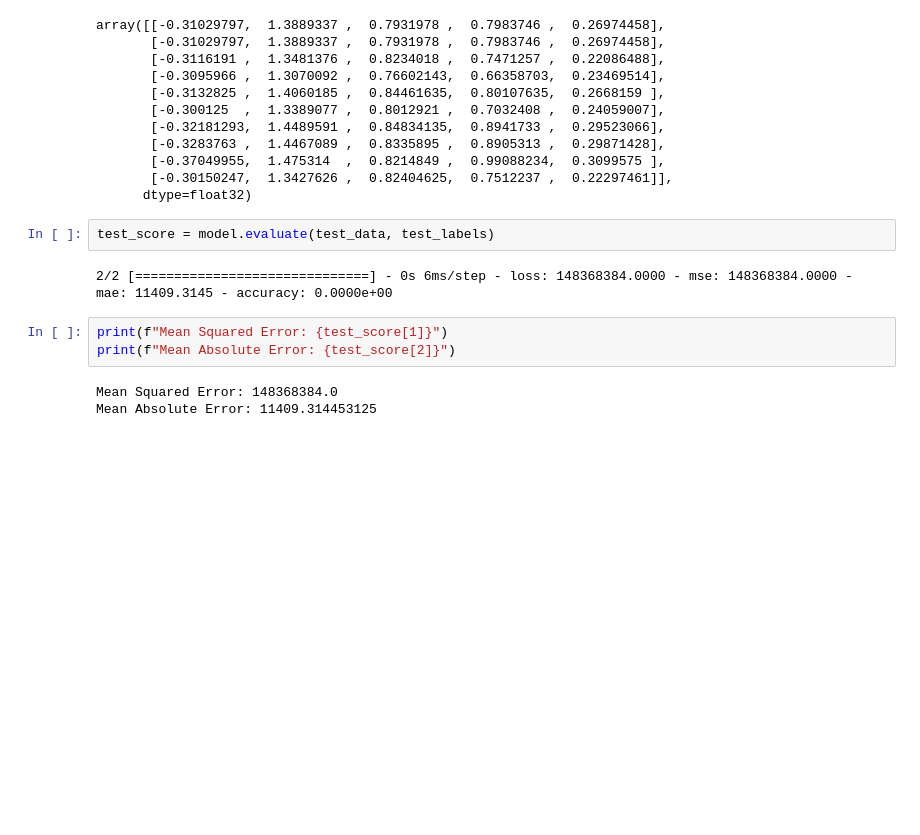
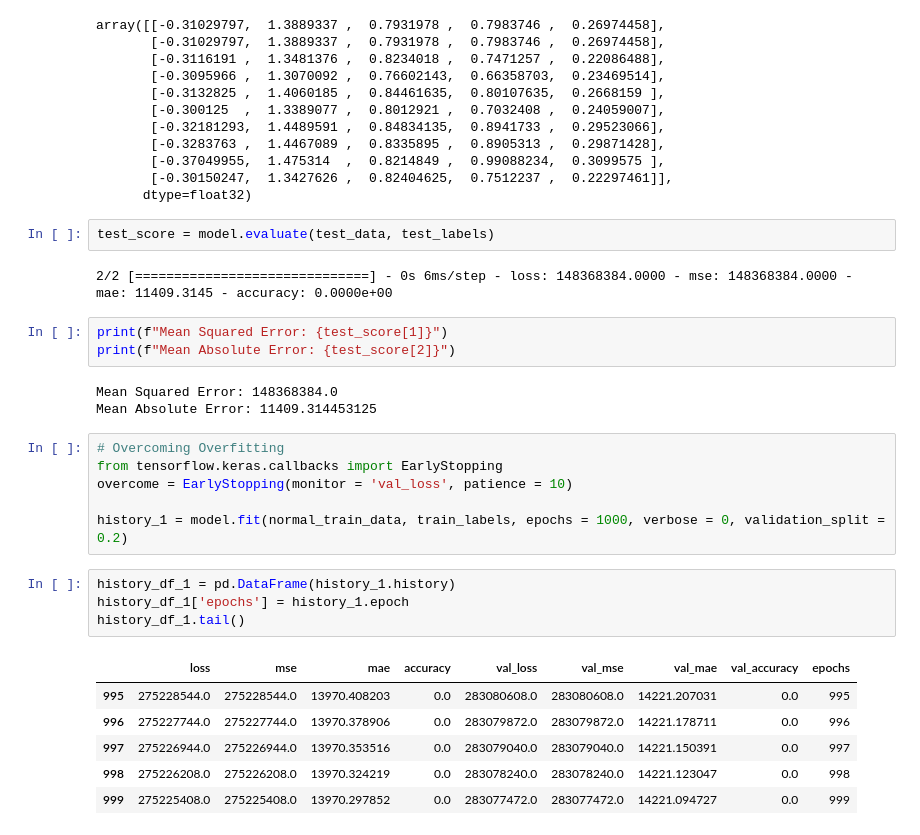
Before and after one commit to SyedHuzaifa007/PIAIC-Deep-Learning-Assignment, a Jupyter notebook: Car_Price_Prediction_assignment.ipynb, the cells around one changed output. Cells and saved outputs as stored; diff of their text form; blank space fills up the shorter version.

```diff
--- a/Car_Price_Prediction_assignment.ipynb
+++ b/Car_Price_Prediction_assignment.ipynb
@@ -386,3 +386,20 @@ print(f"Mean Absolute Error: {test_score[2]}")
 # %% [output]
 Mean Squared Error: 148368384.0
 Mean Absolute Error: 11409.314453125
+# %%
+# Overcoming Overfitting
+from tensorflow.keras.callbacks import EarlyStopping
+overcome = EarlyStopping(monitor = 'val_loss', patience = 10)
+
+history_1 = model.fit(normal_train_data, train_labels, epochs = 1000, verbose = 0, validation_split = 0.2)
+# %%
+history_df_1 = pd.DataFrame(history_1.history)
+history_df_1['epochs'] = history_1.epoch
+history_df_1.tail()
+# %% [output]
+|  | loss | mse | mae | accuracy | val_loss | val_mse | val_mae | val_accuracy | epochs |
+| 995 | 275228544.0 | 275228544.0 | 13970.408203 | 0.0 | 283080608.0 | 283080608.0 | 14221.207031 | 0.0 | 995 |
+| 996 | 275227744.0 | 275227744.0 | 13970.378906 | 0.0 | 283079872.0 | 283079872.0 | 14221.178711 | 0.0 | 996 |
+| 997 | 275226944.0 | 275226944.0 | 13970.353516 | 0.0 | 283079040.0 | 283079040.0 | 14221.150391 | 0.0 | 997 |
+| 998 | 275226208.0 | 275226208.0 | 13970.324219 | 0.0 | 283078240.0 | 283078240.0 | 14221.123047 | 0.0 | 998 |
+| 999 | 275225408.0 | 275225408.0 | 13970.297852 | 0.0 | 283077472.0 | 283077472.0 | 14221.094727 | 0.0 | 999 |
```
Also changed, not shown: parts of 1 cell of this notebook.
